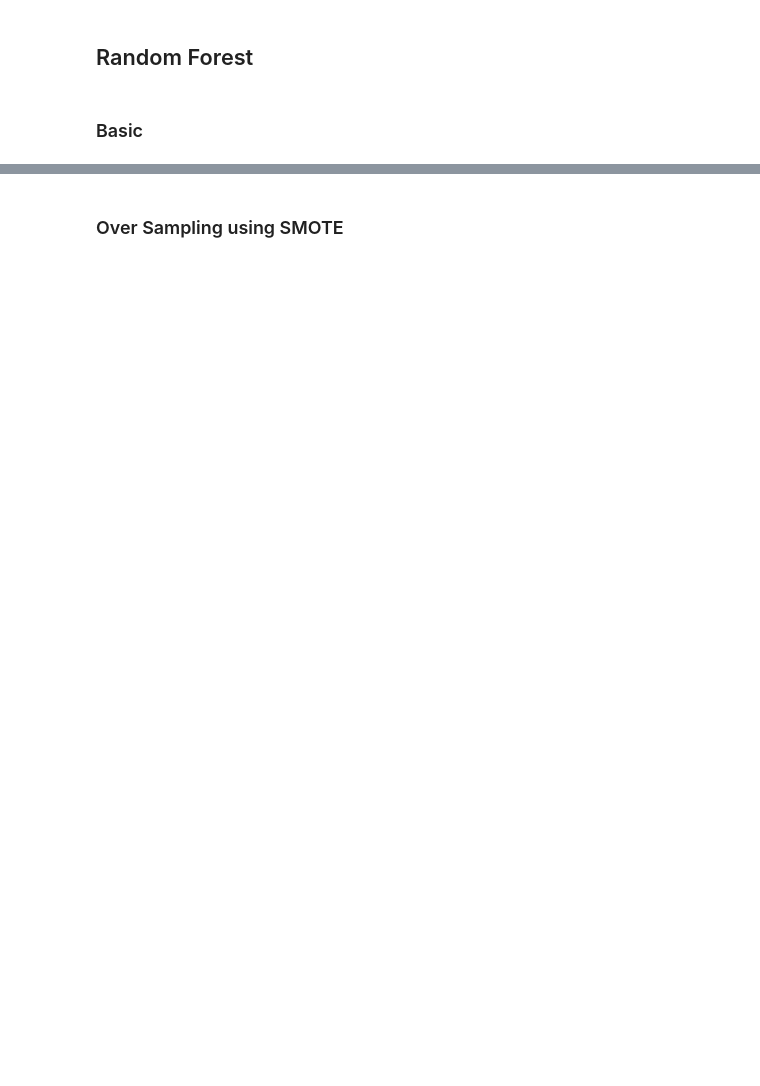
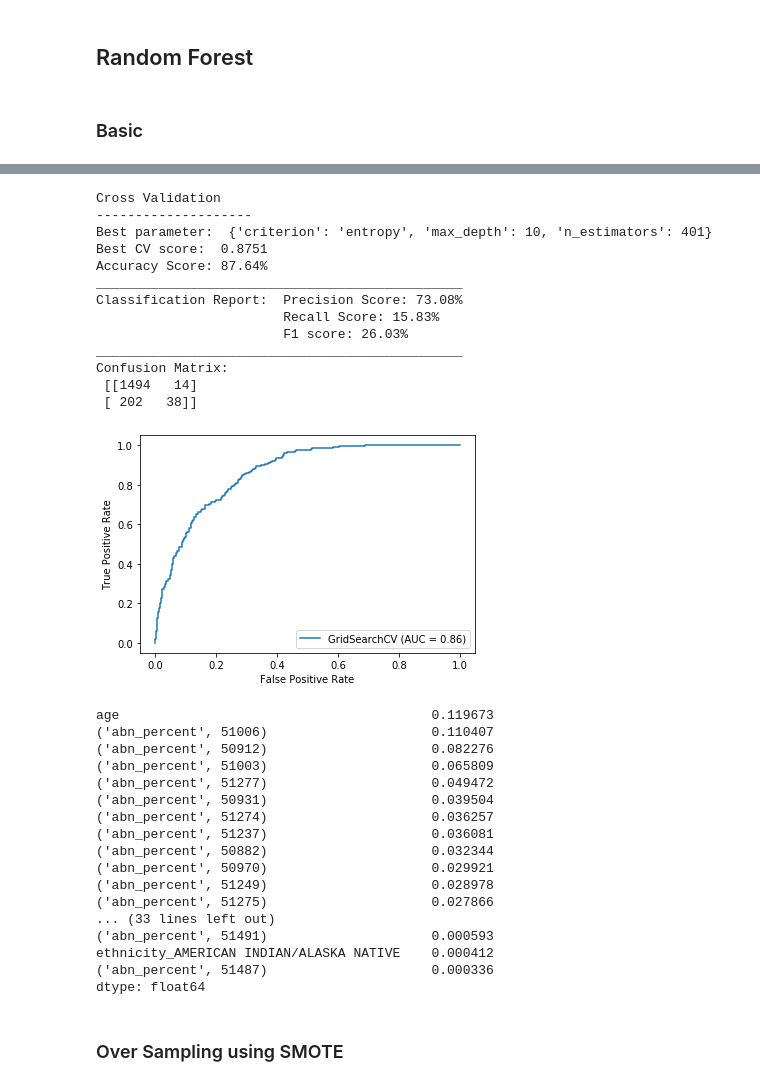
Before and after one commit to brandoncryu/disease_prediction, a Jupyter notebook: CHF_Modeling_simple.ipynb, the cells around one changed output, grey strips where cells are left out. Saved outputs shown, nothing was run; the diff lists cells and outputs as text; code cells hidden in the pictures; blank space fills up the shorter version.

```diff
--- a/CHF_Modeling_simple.ipynb
+++ b/CHF_Modeling_simple.ipynb
@@ -239,6 +249,37 @@ grid_rf.fit(X_train, y_train)
 # %%
 results(grid_rf)
-grid_rf.best_estimator_.feature_importances_
+# %% [output]
+Cross Validation
+--------------------
+Best parameter:  {'criterion': 'entropy', 'max_depth': 10, 'n_estimators': 401}
+Best CV score:  0.8751
+Accuracy Score: 87.64%
+_______________________________________________
+Classification Report:  Precision Score: 73.08%
+                        Recall Score: 15.83%
+                        F1 score: 26.03%
+_______________________________________________
+Confusion Matrix:
+ [[1494   14]
+ [ 202   38]]
+[figure, added]
+age                                        0.119673
+('abn_percent', 51006)                     0.110407
+('abn_percent', 50912)                     0.082276
+('abn_percent', 51003)                     0.065809
+('abn_percent', 51277)                     0.049472
+('abn_percent', 50931)                     0.039504
+('abn_percent', 51274)                     0.036257
+('abn_percent', 51237)                     0.036081
+('abn_percent', 50882)                     0.032344
+('abn_percent', 50970)                     0.029921
+('abn_percent', 51249)                     0.028978
+('abn_percent', 51275)                     0.027866
+... (33 lines left out)
+('abn_percent', 51491)                     0.000593
+ethnicity_AMERICAN INDIAN/ALASKA NATIVE    0.000412
+('abn_percent', 51487)                     0.000336
+dtype: float64
 # %% [markdown]
 ### Over Sampling using SMOTE
 # %%
```
Also changed, not shown: parts of 33 cells of this notebook.
